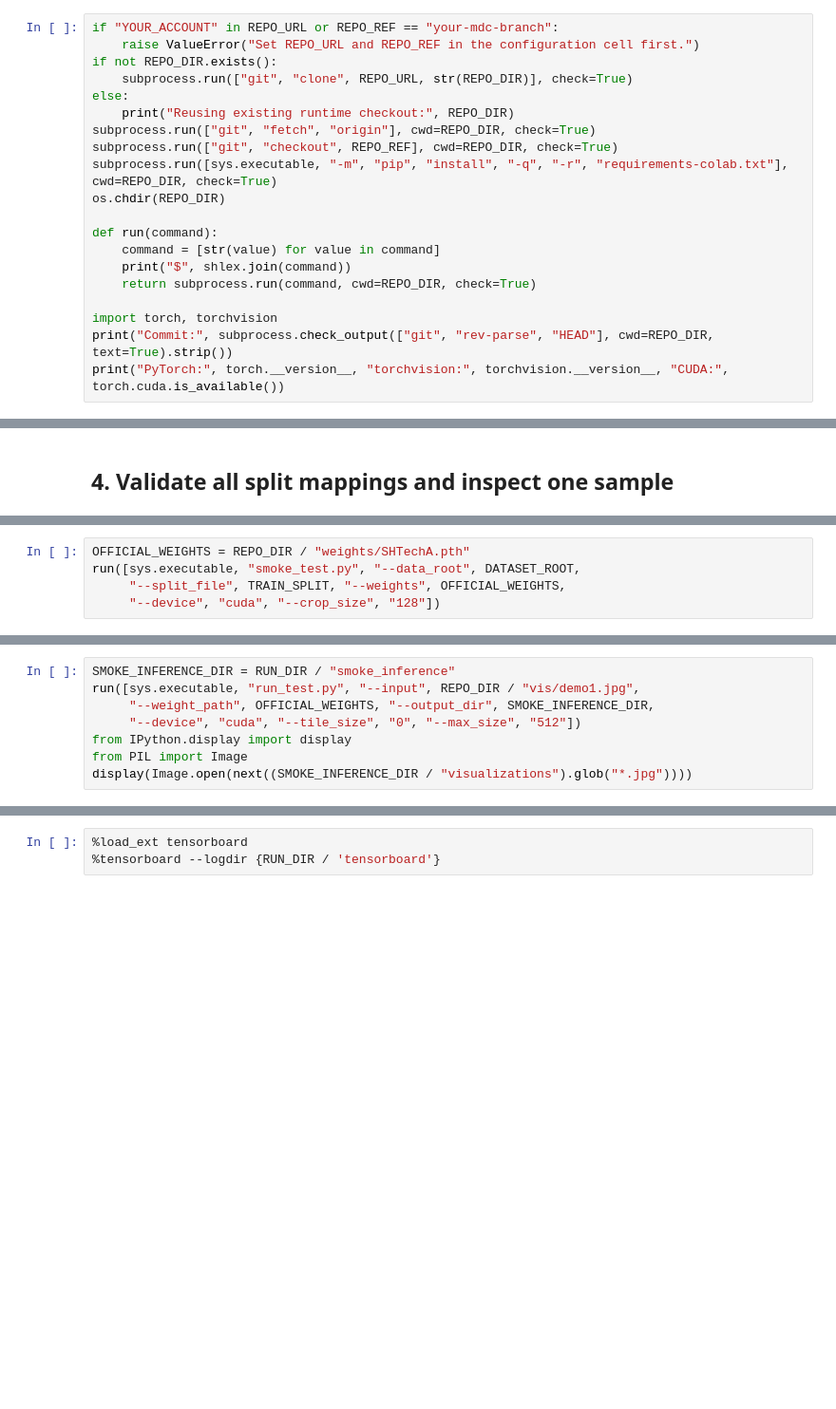
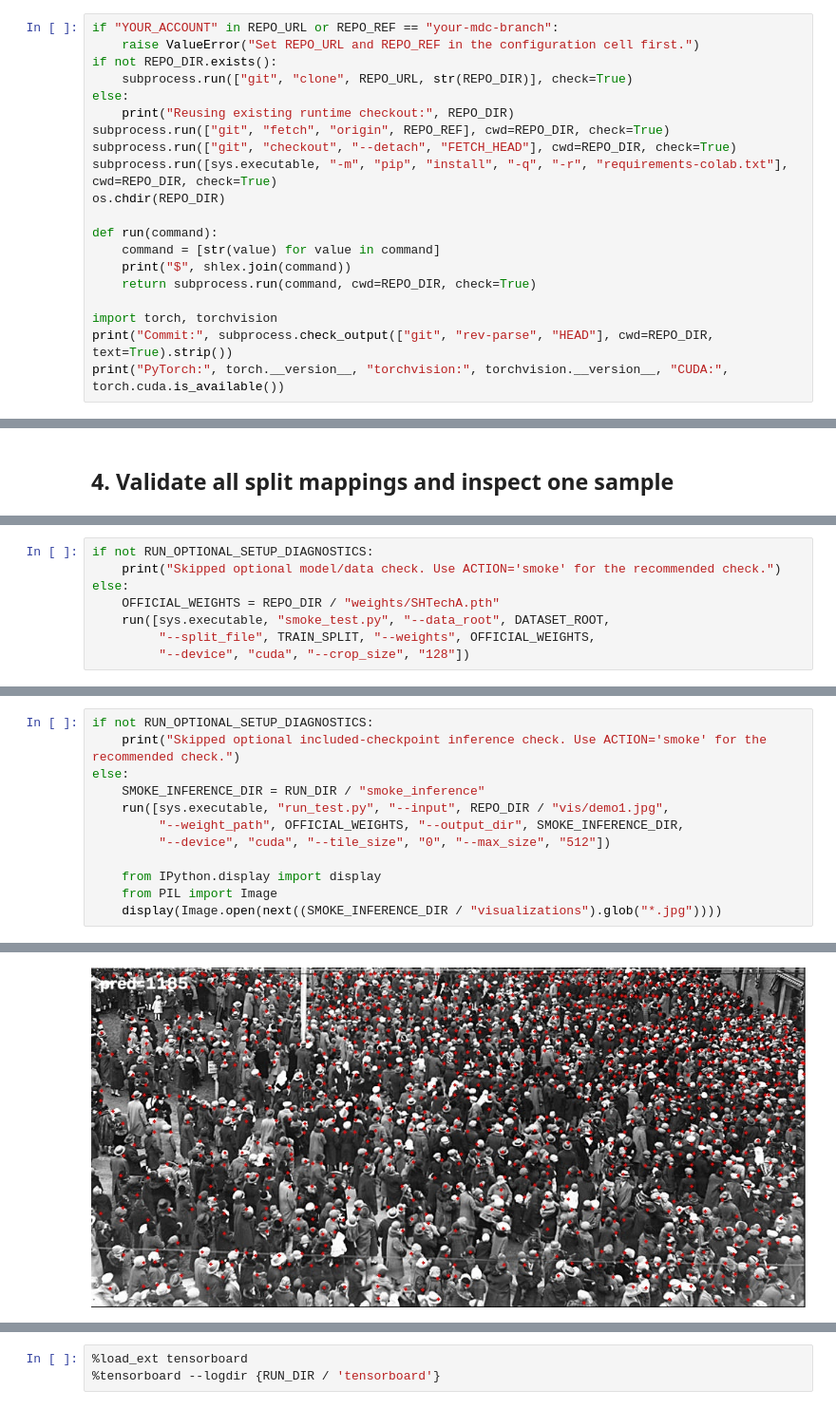
Before and after one commit to gabrielxmit10/P2PNet_test1, a Jupyter notebook: colab_runner.ipynb, the cells around one changed output, grey strips where cells are left out. Shown at 95% size. Cells and saved outputs as stored; diff of their text form; blank space fills up the shorter version.

```diff
--- a/colab_runner.ipynb
+++ b/colab_runner.ipynb
@@ -61,8 +136,8 @@ if not REPO_DIR.exists():
     subprocess.run(["git", "clone", REPO_URL, str(REPO_DIR)], check=True)
 else:
     print("Reusing existing runtime checkout:", REPO_DIR)
-subprocess.run(["git", "fetch", "origin"], cwd=REPO_DIR, check=True)
-subprocess.run(["git", "checkout", REPO_REF], cwd=REPO_DIR, check=True)
+subprocess.run(["git", "fetch", "origin", REPO_REF], cwd=REPO_DIR, check=True)
+subprocess.run(["git", "checkout", "--detach", "FETCH_HEAD"], cwd=REPO_DIR, check=True)
 subprocess.run([sys.executable, "-m", "pip", "install", "-q", "-r", "requirements-colab.txt"], cwd=REPO_DIR, check=True)
 os.chdir(REPO_DIR)
 
@@ -131,5 +220,8 @@ plt.axis("off"); plt.show()
 # %%
-OFFICIAL_WEIGHTS = REPO_DIR / "weights/SHTechA.pth"
-run([sys.executable, "smoke_test.py", "--data_root", DATASET_ROOT,
-     "--split_file", TRAIN_SPLIT, "--weights", OFFICIAL_WEIGHTS,
-     "--device", "cuda", "--crop_size", "128"])
+if not RUN_OPTIONAL_SETUP_DIAGNOSTICS:
+    print("Skipped optional model/data check. Use ACTION='smoke' for the recommended check.")
+else:
+    OFFICIAL_WEIGHTS = REPO_DIR / "weights/SHTechA.pth"
+    run([sys.executable, "smoke_test.py", "--data_root", DATASET_ROOT,
+         "--split_file", TRAIN_SPLIT, "--weights", OFFICIAL_WEIGHTS,
+         "--device", "cuda", "--crop_size", "128"])
@@ -139,8 +235,13 @@ This uses the included ShanghaiTech checkpoint only as a functionality check.
 # %%
-SMOKE_INFERENCE_DIR = RUN_DIR / "smoke_inference"
-run([sys.executable, "run_test.py", "--input", REPO_DIR / "vis/demo1.jpg",
-     "--weight_path", OFFICIAL_WEIGHTS, "--output_dir", SMOKE_INFERENCE_DIR,
-     "--device", "cuda", "--tile_size", "0", "--max_size", "512"])
-from IPython.display import display
-from PIL import Image
-display(Image.open(next((SMOKE_INFERENCE_DIR / "visualizations").glob("*.jpg"))))
+if not RUN_OPTIONAL_SETUP_DIAGNOSTICS:
+    print("Skipped optional included-checkpoint inference check. Use ACTION='smoke' for the recommended check.")
+else:
+    SMOKE_INFERENCE_DIR = RUN_DIR / "smoke_inference"
+    run([sys.executable, "run_test.py", "--input", REPO_DIR / "vis/demo1.jpg",
+         "--weight_path", OFFICIAL_WEIGHTS, "--output_dir", SMOKE_INFERENCE_DIR,
+         "--device", "cuda", "--tile_size", "0", "--max_size", "512"])
+
+    from IPython.display import display
+    from PIL import Image
+    display(Image.open(next((SMOKE_INFERENCE_DIR / "visualizations").glob("*.jpg"))))
+# %% [output]
@@ -146,0 +249 @@ display(Image.open(next((SMOKE_INFERENCE_DIR / "visualizations").glob("*.jpg")))
+[figure, added]
```
Also changed, not shown: parts of 39 cells of this notebook, 5 other files.
